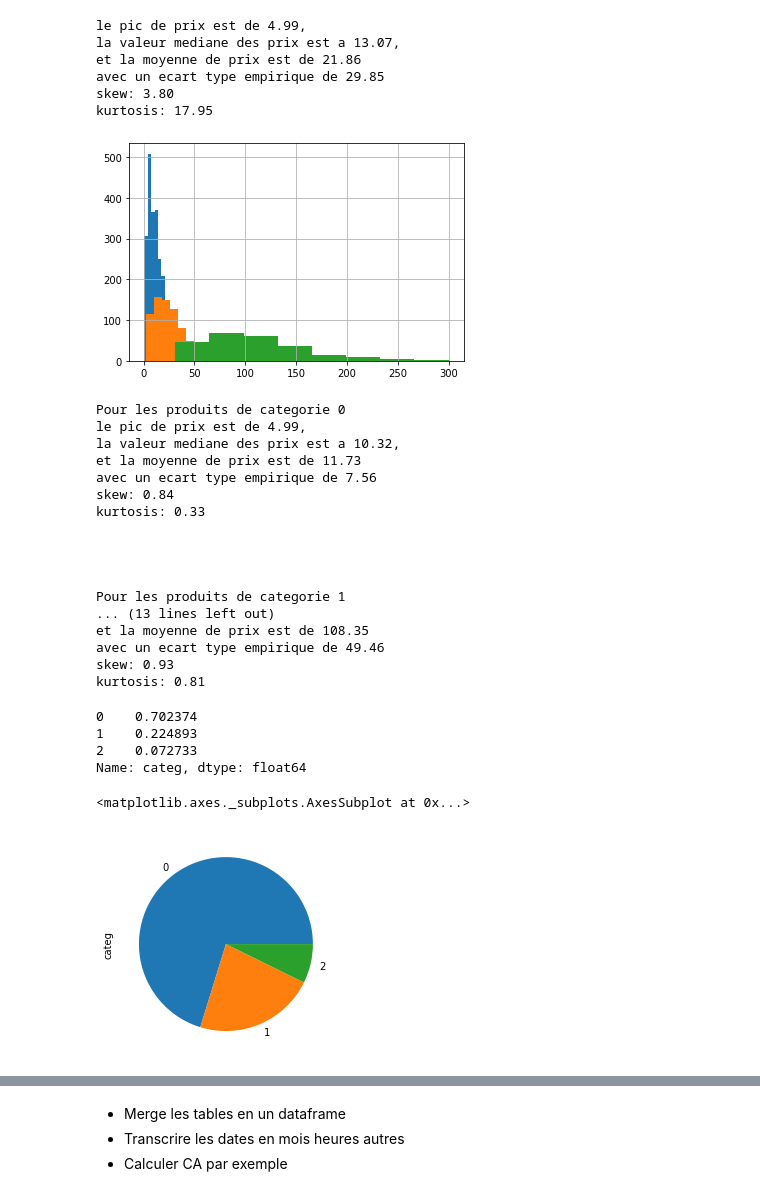
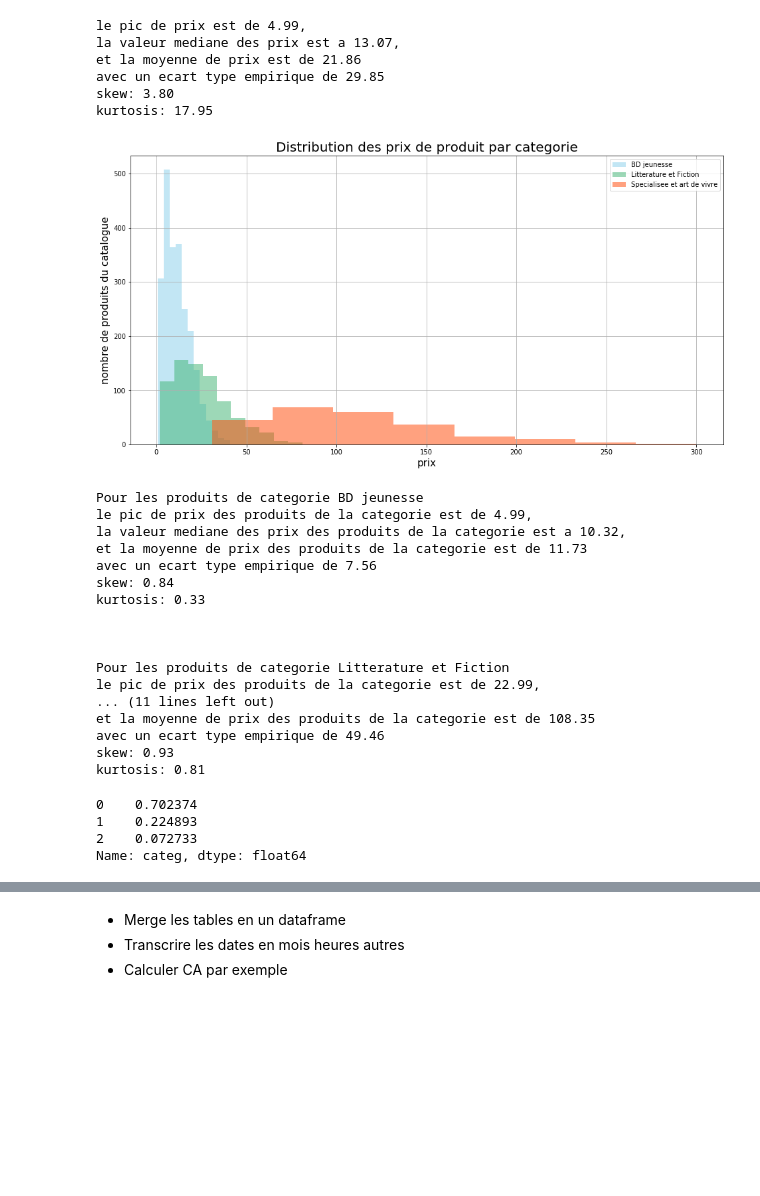
Before and after one commit to Sh4mSh4m/OCR_DA_proj4, a Jupyter notebook: Projet 4 - Analysez les ventes de votre entreprise.ipynb, the cells around one changed output, grey strips where cells are left out. Cells and saved outputs as stored; diff of their text form; code cells hidden in the pictures; blank space fills up the shorter version.

```diff
--- a/Projet 4 - Analysez les ventes de votre entreprise.ipynb
+++ b/Projet 4 - Analysez les ventes de votre entreprise.ipynb
@@ -355,38 +422,65 @@ avec un ecart type empirique de 29.85
 skew: 3.80
 kurtosis: 17.95
 # %%
+fig2_1, ax1 = plt.subplots(figsize=(16,8))
+
 categ_lst = products['categ'].unique().tolist()
 categ_lst.sort()
 categ_map = {}
+
+color_scheme = {
+    0: "skyblue",
+    1: 'mediumseagreen',
+    2: 'orangered',
+}
+
+label_map = {
+    0: "BD jeunesse",
+    1: "Litterature et Fiction",
+    2: "Specialisee et art de vivre",
+}
+
 for cat in categ_lst:
     msk = products['categ'] == cat, 'price'
     categ_map.update({cat: products.loc[msk]})
 for cat, series in categ_map.items():
     ktab = 1 + math.log(len(series.array),2)
     ktab = math.floor(ktab)
-    series.hist(density=False, bins=ktab)
+    series.hist(density=False,
+                label=label_map[cat],
+                color=color_scheme[cat],
+                bins=ktab,
+                alpha=0.5,
+                ax=ax1)
+
+ax1.set_title("Distribution des prix de produit par categorie", fontsize=20)
+ax1.set_xlabel("prix", fontsize=15)
+ax1.set_ylabel("nombre de produits du catalogue", fontsize=15)
+ax1.get_legend()
+ax1.legend()
+fig2_1.savefig("figure_2_1_Distribution_prix.png")
 # %% [output]
-[figure, old version]
+[figure, new version]
 # %%
 for cat, series in categ_map.items():
-    print(f'Pour les produits de categorie {cat}')
-    central_measures(series)
-    print('\n\n')
+    print(f'Pour les produits de categorie {label_map[cat]}')
+    central_measures(series, "prix des produits de la categorie")
+    print('\n')
 # %% [output]
-Pour les produits de categorie 0
-le pic de prix est de 4.99,
-la valeur mediane des prix est a 10.32,
-et la moyenne de prix est de 11.73
+Pour les produits de categorie BD jeunesse
+le pic de prix des produits de la categorie est de 4.99,
+la valeur mediane des prix des produits de la categorie est a 10.32,
+et la moyenne de prix des produits de la categorie est de 11.73
 avec un ecart type empirique de 7.56
 skew: 0.84
 kurtosis: 0.33
 
 
 
-
-Pour les produits de categorie 1
-... (13 lines left out)
-et la moyenne de prix est de 108.35
+Pour les produits de categorie Litterature et Fiction
+le pic de prix des produits de la categorie est de 22.99,
+... (11 lines left out)
+et la moyenne de prix des produits de la categorie est de 108.35
 avec un ecart type empirique de 49.46
 skew: 0.93
 kurtosis: 0.81
@@ -398,8 +492,3 @@ categ_freq
 1    0.224893
 2    0.072733
 Name: categ, dtype: float64
-# %%
-categ_freq.plot(kind='pie')
-# %% [output]
-<matplotlib.axes._subplots.AxesSubplot at 0x...>
-[figure, removed]
```
Also changed, not shown: parts of 36 cells of this notebook.
